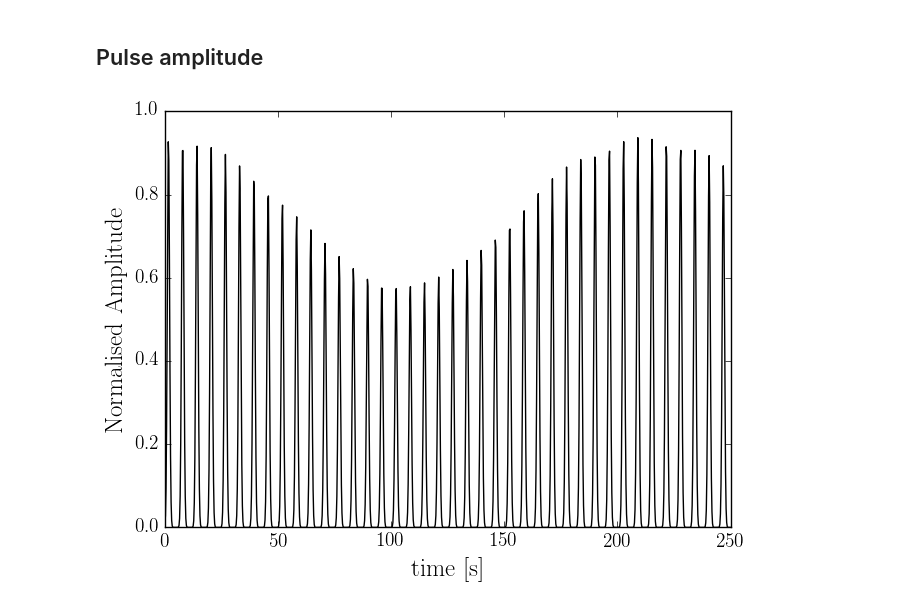
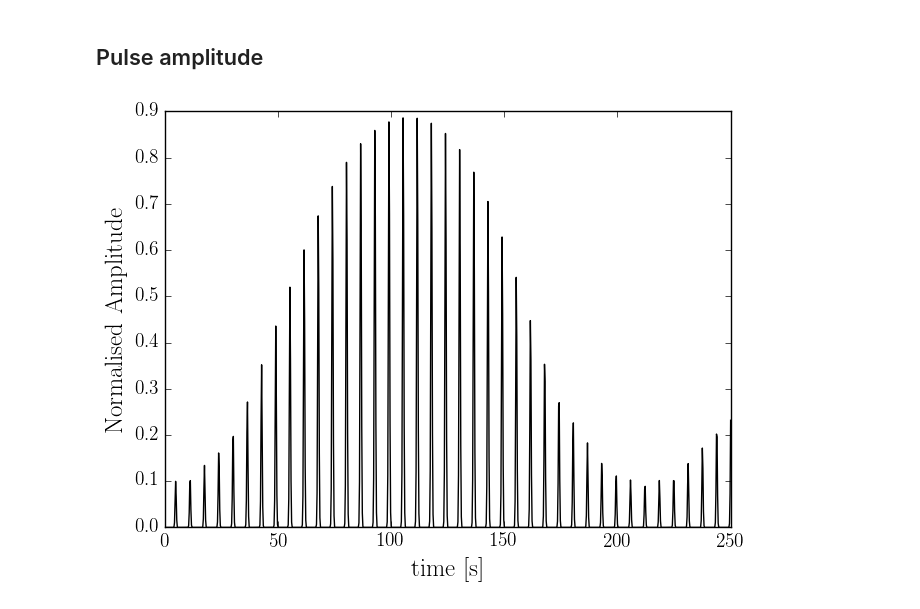
Before and after one commit to GregoryAshton/neutron_star_modelling, a Jupyter notebook: TimingNoiseModels/Observables_NoTorque/GeneratePlots-NoTorque.ipynb, the cells around one changed output. Cells and saved outputs as stored; diff of their text form; code cells hidden in the pictures.

Commit message:
Adds changes to amplitude calc and fixes bugs

```diff
--- a/TimingNoiseModels/Observables_NoTorque/GeneratePlots-NoTorque.ipynb
+++ b/TimingNoiseModels/Observables_NoTorque/GeneratePlots-NoTorque.ipynb
@@ -177,30 +177,28 @@ plt.show()
 # %%
 epsI1=0.0
 epsI3=3.0e-2
 epsA=0.0
 omega0=1
 error=1e-12
 T=250
-chi0 = 70.0
+chi0 = 30.0
 AnomTorque=True
 a0=10.0
 upsilon=0.0
 n=10000
 cleanup=False
-Phi0=180
-Theta0=50
-sigmaPhi=0.5
-sigmaTheta=0.5
+Phi0=0
+Theta0=45
+sigmaB=0.2
 
 Phi0 = np.radians(Phi0)
 Theta0 = np.radians(Theta0)
 
 file_name = main(chi0=chi0, epsI3=epsI3, epsA=epsA, omega0=omega0, T=T,
                      n=1000, error=1e-16, a0=a0, cleanup=True, upsilon=upsilon)
 
-ax = Plot.Amplitude(file_name, Phi0, Theta0, sigmaPhi, sigmaTheta,
-                          )
+ax = Plot.Amplitude(file_name, Phi0, Theta0, sigmaB)
 plt.savefig("img/amplitude_variation.pdf")
 plt.show()
 # %% [output]
-[figure, old version]
+[figure, new version]
```
Also changed, not shown: parts of 5 cells of this notebook, 4 other files.
